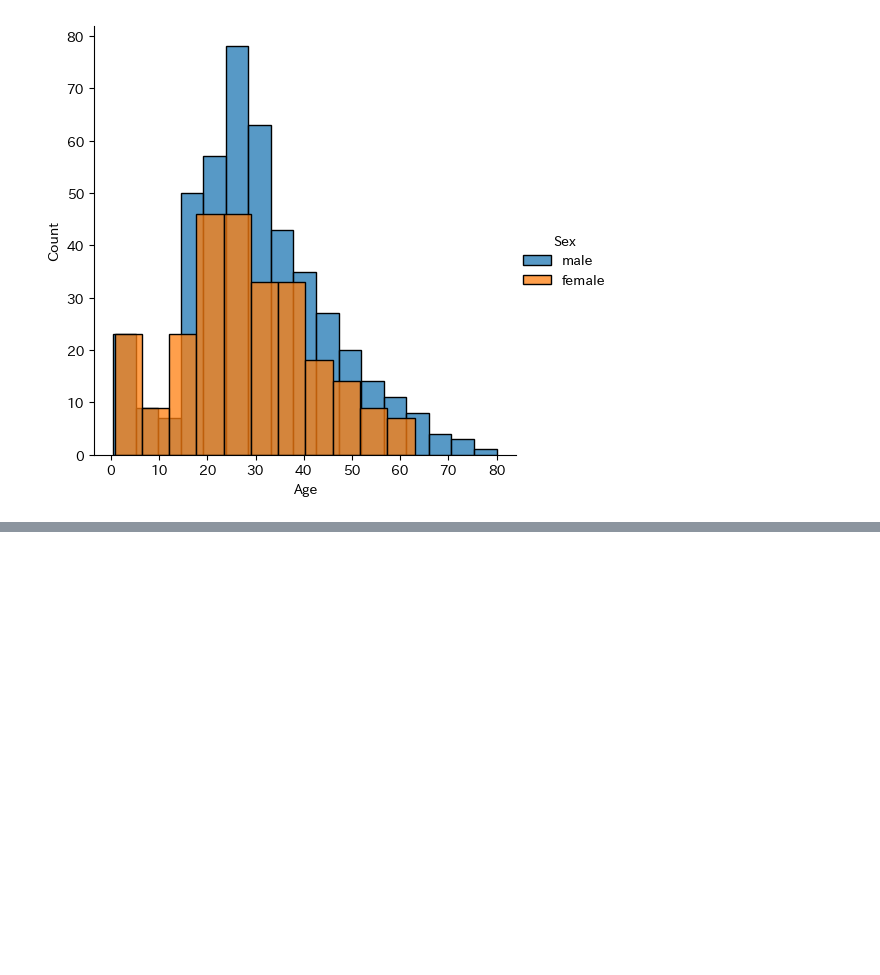
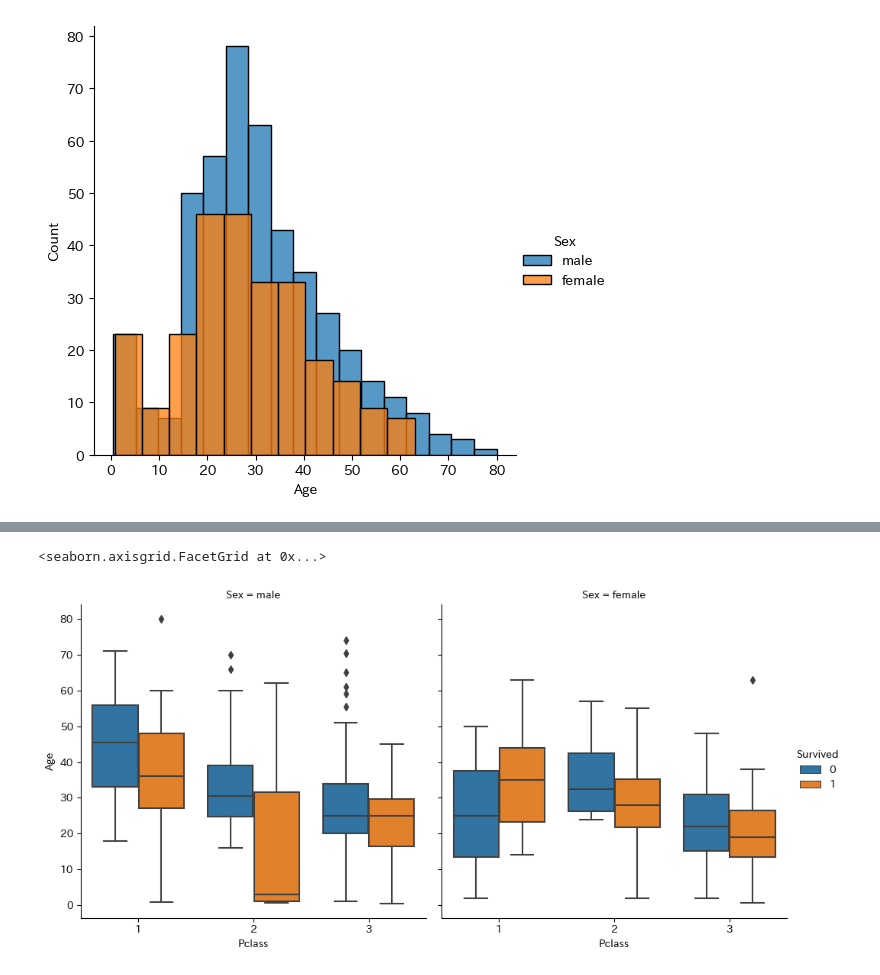
Before and after one commit to naorex/Kaggle_Titanic_Machine_Learning_from_Disaster, a Jupyter notebook: nb/006_data_analysys_example.ipynb, the cells around one changed output, grey strips where cells are left out. Saved outputs shown, nothing was run; the diff lists cells and outputs as text; code cells hidden in the pictures; blank space fills up the shorter version.

```diff
--- a/nb/006_data_analysys_example.ipynb
+++ b/nb/006_data_analysys_example.ipynb
@@ -251,0 +264,6 @@ g.add_legend()
+# %%
+# 男女別に分ける
+sns.catplot(data=train,kind='box',x='Pclass',y='Age',hue='Survived',col='Sex')
+# %% [output]
+<seaborn.axisgrid.FacetGrid at 0x...>
+[figure, added]
```
Also changed, not shown: parts of 12 cells of this notebook, 1 other file.
